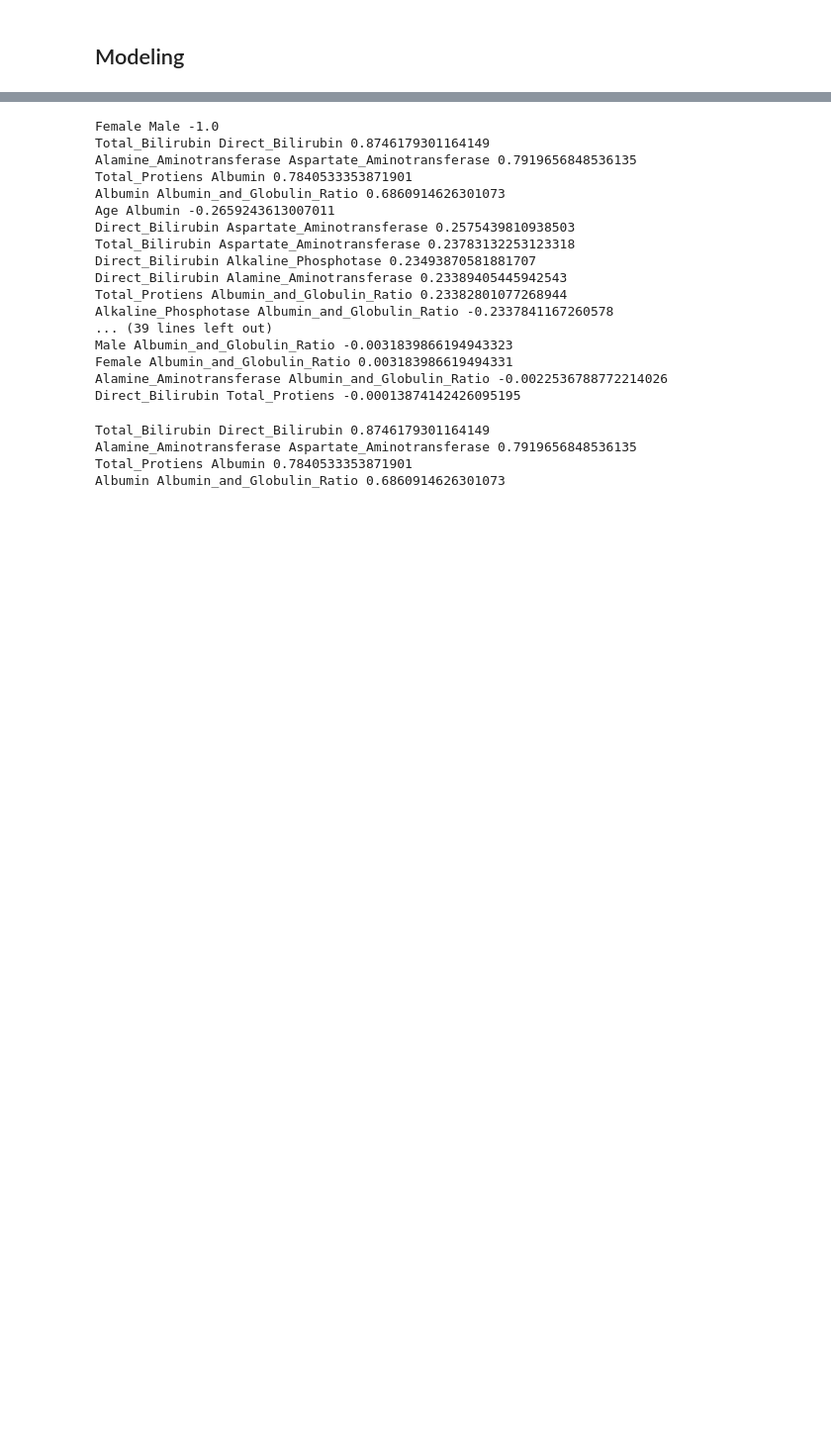
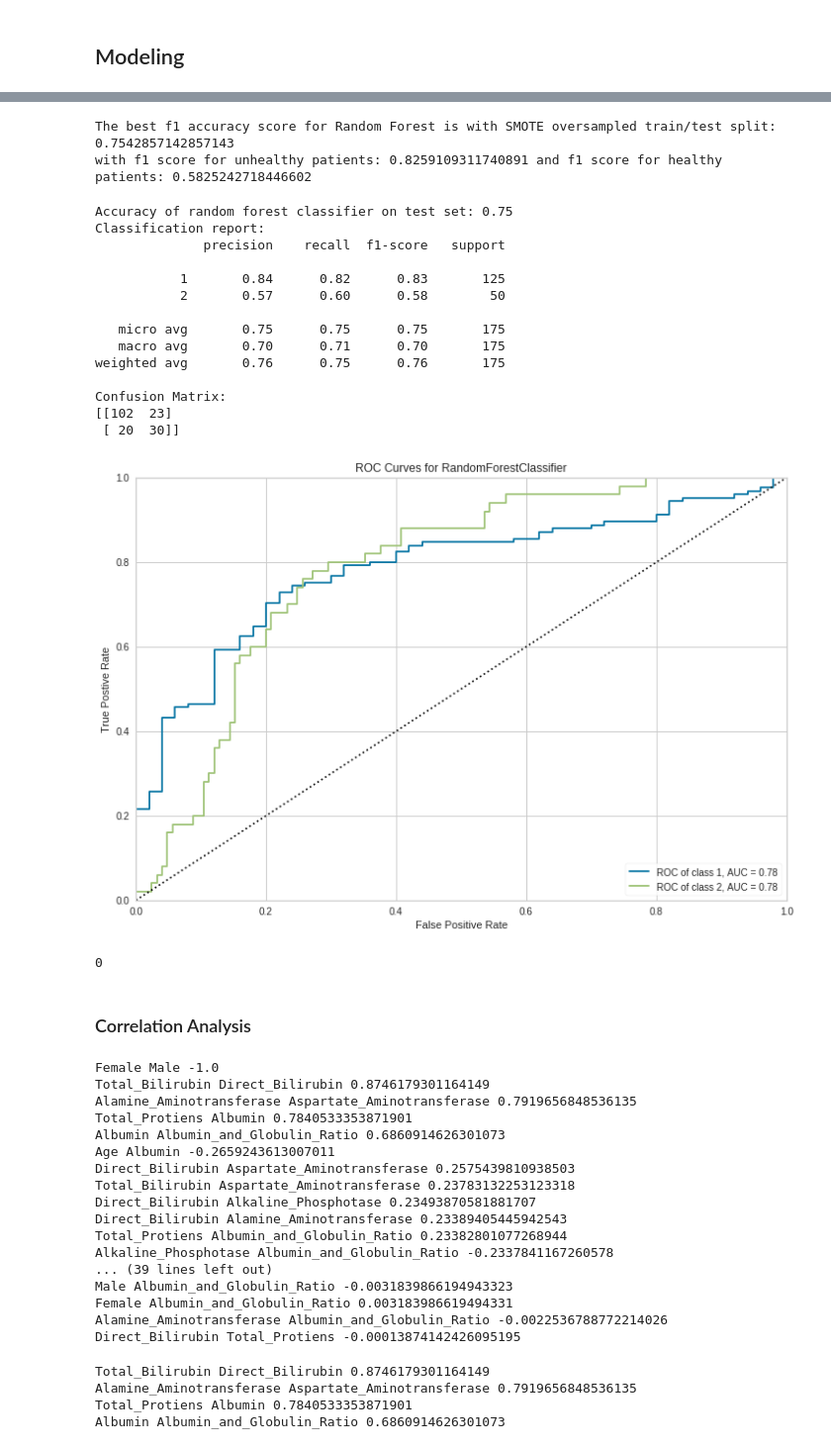
Before and after one commit to ZOvanesyan/Springboard, a Jupyter notebook: Capstone_Project1/Capstone-Project1.ipynb, the cells around one changed output, grey strips where cells are left out. Shown at 99% size. Drawn from its saved outputs; the diff is of its cells as text; code cells hidden in the pictures; blank space fills up the shorter version.

```diff
--- a/Capstone_Project1/Capstone-Project1.ipynb
+++ b/Capstone_Project1/Capstone-Project1.ipynb
@@ -334,10 +292,11 @@ def KNN(X_train, y_train, X_test, y_test):
     precision,recall,fscore,support=score(y_test, grid.predict(X_test))
     return fscore, accuracy_score(y_test, grid.predict(X_test))
 # %%
-def RF(X_train, y_train, X_test, y_test):
+def RF(X_train, y_train, X_test, y_test, flag=0):
 
     from sklearn.metrics import precision_recall_fscore_support as score
     from sklearn.metrics import confusion_matrix
+    from sklearn import metrics
 
     rfc = RandomForestClassifier(random_state=42, criterion='entropy', min_samples_split=5, oob_score=True)
     parameters = {'n_estimators':[200, 400, 600, 800, 1000], 'min_samples_leaf':[4, 8, 16],
@@ -345,24 +304,29 @@ def RF(X_train, y_train, X_test, y_test):
 
     scoring = make_scorer(accuracy_score, greater_is_better=True)
 
-    #X_train, X_test, y_train, y_test = train_test_split(X[cols], y, test_size = 0.3, random_state=0, stratify=y)
-
-    cl_rand_fr = GridSearchCV(rfc, param_grid=parameters, cv=3, n_jobs=-1, scoring=scoring)
+    cl_rand_fr = GridSearchCV(rfc, param_grid=parameters, cv=3, n_jobs=-1, scoring='f1')
     cl_rand_fr.fit(X_train, y_train)
     cl_rand_fr = cl_rand_fr.best_estimator_
 
     # Show prediction accuracy score
     print ('Accuracy of random forest classifier on test set: {:.2f}'.format(accuracy_score(y_test, cl_rand_fr.predict(X_test))))
     print ("Classification report:\n{}".format(classification_report(y_test,cl_rand_fr.predict(X_test))))
-    print("Confusion Matrix:\n{}".format(confusion_matrix(y_test, cl_rand_fr.predict(X_test))))
 
-    from yellowbrick.classifier import ROCAUC
-    fig, ax=plt.subplots(1,1,figsize=(12,8))
+    if flag == 1:
 
-    auc=ROCAUC(cl_rand_fr, ax=ax)
-    auc.fit(X_train, y_train)
-    auc.score(X_test, y_test)
-    auc.poof()
+        print("Confusion Matrix:\n{}".format(confusion_matrix(y_test, cl_rand_fr.predict(X_test))))
 
-    precision,recall,fscore,support=score(y_test, cl_rand_fr.predict(X_test))
-    return fscore, accuracy_score(y_test, cl_rand_fr.predict(X_test))
+        from yellowbrick.classifier import ROCAUC
+        fig, ax=plt.subplots(1,1,figsize=(12,8))
+
+        auc=ROCAUC(cl_rand_fr, macro=False, micro=False)
+        auc.fit(X_train, y_train)
+        auc.score(X_test, y_test)
+        auc.poof()
+
+        return 0
+
+    else:
+
+        precision,recall,fscore,support=score(y_test, cl_rand_fr.predict(X_test))
+        return fscore, accuracy_score(y_test, cl_rand_fr.predict(X_test)), cl_rand_fr.feature_importances_
@@ -736,3 +643,30 @@ Accuracy  0.68
+# %%
+print ("The best f1 accuracy score for Random Forest is with SMOTE oversampled train/test split:", table['SMOTE'].loc["f1 accuracy score for Random Forest"])
+print ("with f1 score for unhealthy patients:", table['SMOTE'].loc["f1 score for unhealthy patients from Random Forest"], "and f1 score for healthy patients:", table['SMOTE'].loc["f1 score for healthy patients from Random Forest"])
+# %% [output]
+The best f1 accuracy score for Random Forest is with SMOTE oversampled train/test split: 0.7542857142857143
+with f1 score for unhealthy patients: 0.8259109311740891 and f1 score for healthy patients: 0.5825242718446602
+# %%
+RF(X_train_res, y_train_res, old_X_test, old_y_test, 1)
+# %% [output]
+Accuracy of random forest classifier on test set: 0.75
+Classification report:
+              precision    recall  f1-score   support
+
+           1       0.84      0.82      0.83       125
+           2       0.57      0.60      0.58        50
+
+   micro avg       0.75      0.75      0.75       175
+   macro avg       0.70      0.71      0.70       175
+weighted avg       0.76      0.75      0.76       175
+
+Confusion Matrix:
+[[102  23]
+ [ 20  30]]
+[figure, added]
+0
+# %% [markdown]
+### Correlation Analysis
 # %%
 num_cols = data._get_numeric_data().columns
 cor = data[num_cols].corr()
```
Also changed, not shown: parts of 29 cells of this notebook.
